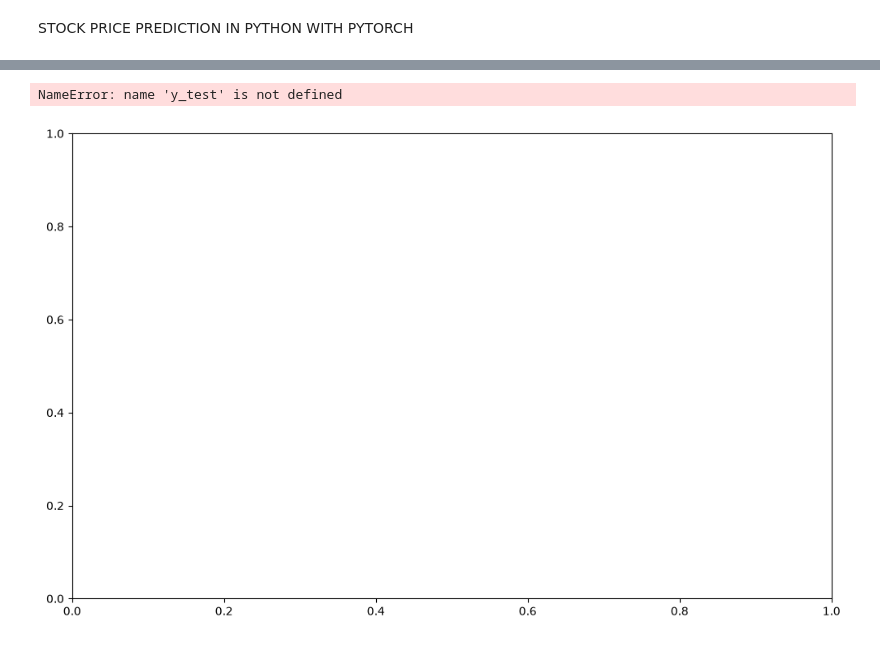
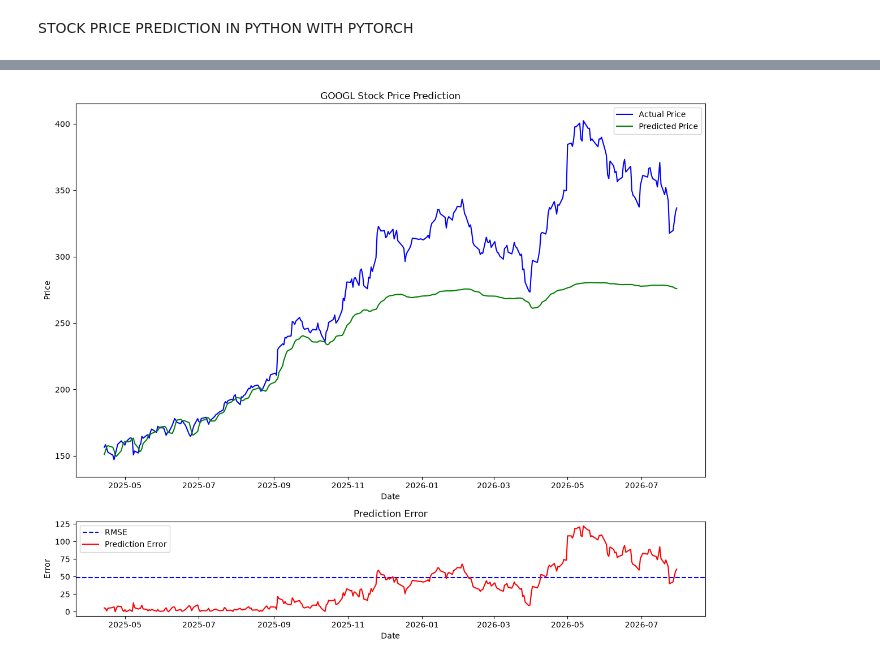
Before and after one commit to prernasumesh/StockPricePrediction, a Jupyter notebook: StockPricePrediction.ipynb, the cells around one changed output, grey strips where cells are left out. Drawn from its saved outputs; the diff is of its cells as text; code cells hidden in the pictures.

Commit message:
Fix LSTM bugs and prediction error plot

```diff
--- a/StockPricePrediction.ipynb
+++ b/StockPricePrediction.ipynb
@@ -15,6 +41,6 @@ import torch.optim as optim
 # %%
 device = torch.device('cuda' if torch.cuda.is_available() else 'cpu')
 # %%
-ticker = 'AAPL'
+ticker = 'GOOGL'
 df = yf.download(ticker, '2020-01-01')
 # %% [output]
@@ -39,7 +74,7 @@ seq_length = 30
 data = []
 
 for i in range(len(df) - seq_length):
-    data.append(df.Close[i:i*seq_length])
+    data.append(df.Close[i:i+seq_length])
 
 data = np.array(data)
 # %%
@@ -53,8 +86,8 @@ IndexError: too many indices for array: array is 1-dimensional, but 3 were index
 # %%
 class PredictionModel(nn.Module):
-    def _init_(self, input_dim, hidden_dim, num_layers, output_dim):
-        super(PredictionModel, self)._init_()
-        self.num_layer = num_layers
+    def __init__(self, input_dim, hidden_dim, num_layers, output_dim):
+        super(PredictionModel, self).__init__()
+        self.num_layers = num_layers
         self.hidden_dim = hidden_dim
         self.lstm = nn.LSTM(input_dim, hidden_dim, num_layers, batch_first=True)
         self.fc = nn.Linear(hidden_dim, output_dim)
@@ -92,7 +128,7 @@ NameError: name 'model' is not defined
 # %%
 model.eval()
 
-y_test_pred = model(X_test)
+y_test_pred = model(x_test)
 
 y_train_pred = scaler.inverse_transform(y_train_pred.detach().cpu().numpy())
 y_train = scaler.inverse_transform(y_train.detach().cpu().numpy())
@@ -108,22 +140,21 @@ NameError: name 'y_train' is not defined
 # %%
 fig = plt.figure(figsize=(12,10))
 gs = fig.add_gridspec(4,1)
 ax1 = fig.add_subplot(gs[:3, 0])
 ax1.plot(df.iloc[-len(y_test):].index, y_test, color = 'blue', label = 'Actual Price')
 ax1.plot(df.iloc[-len(y_test):].index, y_test_pred, color = 'green', label = 'Predicted Price')
 ax1.legend()
 plt.title(f"{ticker} Stock Price Prediction")
 plt.xlabel('Date')
 plt.ylabel('Price')
 ax2 = fig.add_subplot(gs[3,0])
 ax2.axhline(test_rmse, color = 'blue', linestyle = '--', label = 'RMSE')
-ax2.plot(df[-len(y_test):].index, abs(y_test_pred), 'r', label = 'Prediction Error')
+ax2.plot(df[-len(y_test):].index, abs(y_test - y_test_pred), 'r', label = 'Prediction Error')
 ax2.legend()
 plt.title('Prediction Error')
 plt.xlabel('Date')
 plt.ylabel('Error')
 plt.tight_layout()
-plit.show()
+plt.show()
 # %% [output]
-NameError: name 'y_test' is not defined
-[figure, old version]
+[figure, new version]
```
Also changed, not shown: parts of 10 cells of this notebook.
